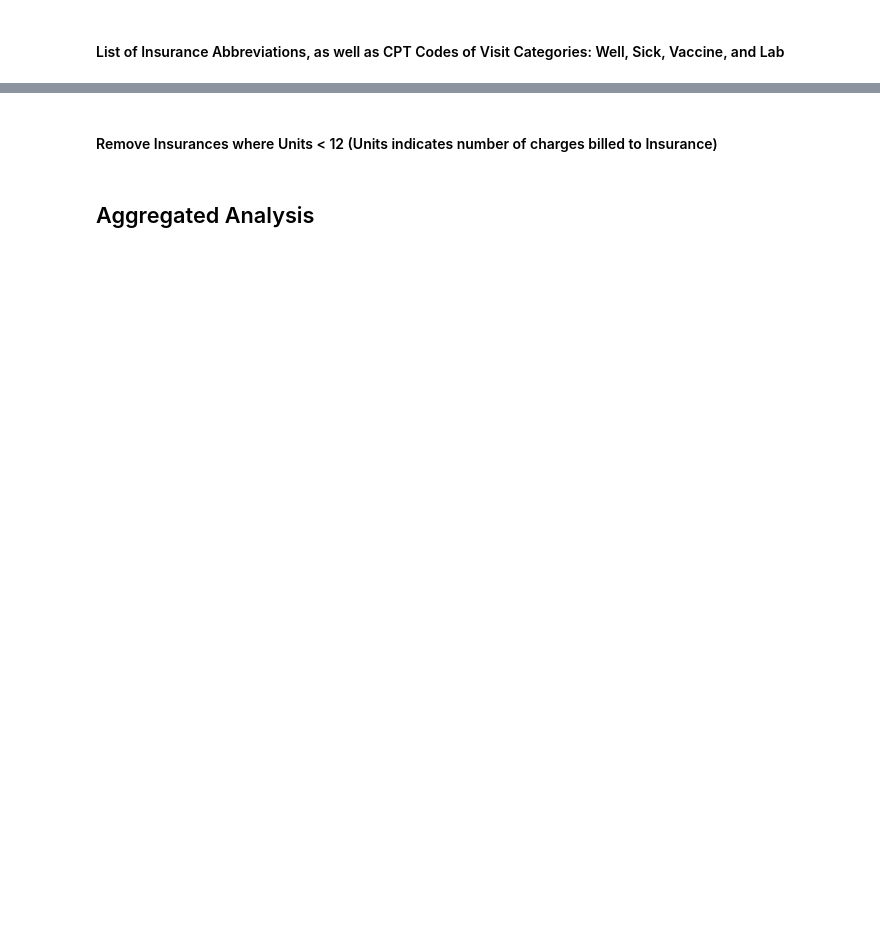
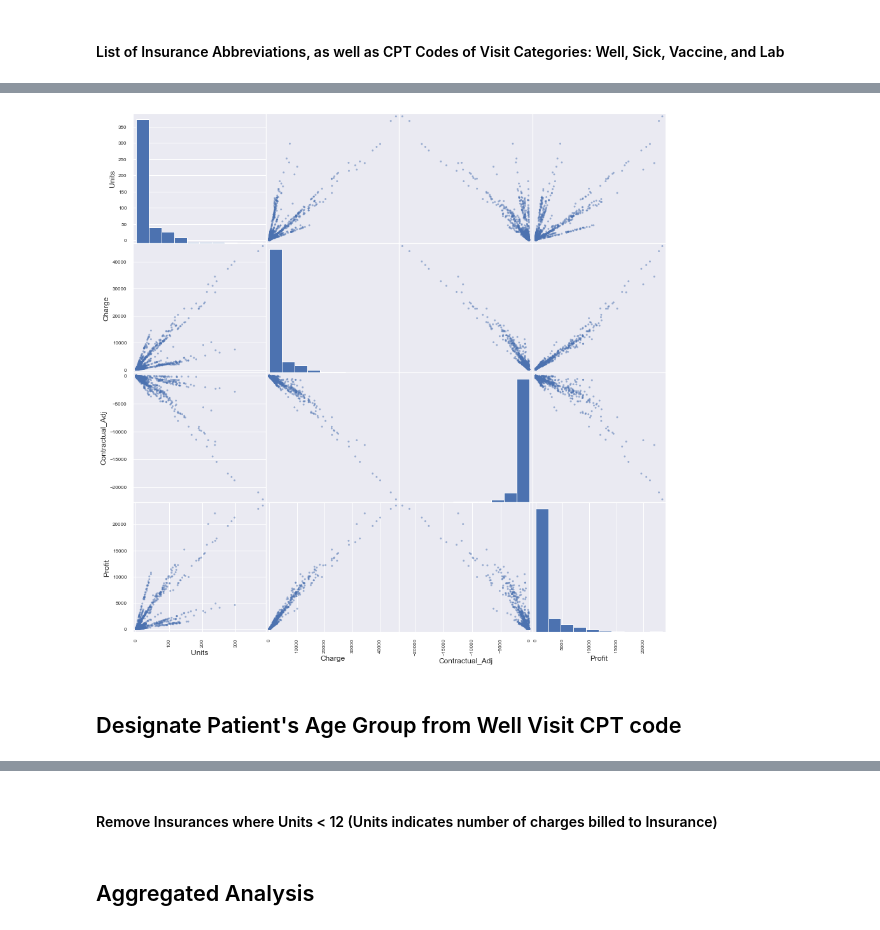
Before and after one commit to saajanrpatel/Sunshine, a Jupyter notebook: Overall_EDA.ipynb, the cells around one changed output, grey strips where cells are left out. Drawn from its saved outputs; the diff is of its cells as text; code cells hidden in the pictures; blank space fills up the shorter version.

```diff
--- a/Overall_EDA.ipynb
+++ b/Overall_EDA.ipynb
@@ -50,0 +108,9 @@ lab_CPTs = ['81002', '81002PP', '81025', '83655', '85025', '87804', '87804PP', '
+# %%
+df_raw['Date'] = pd.to_datetime(df_raw['Date'], format='%m/%d/%Y')
+# Convert date into num months relative to January 2020, with January 2020 being equal to 1
+df_raw['Date'] = ((df_raw['Date'] - pd.to_datetime('1/1/2020'))/np.timedelta64(1, 'M')).round().astype(int)
+# %%
+df_raw = df_raw.rename(columns={'Date': 'Month_since_Jan2020'})
+# %%
+df_raw['Month_in_year'] = df_raw['Month_since_Jan2020'] % 12 + 1
+df_raw
@@ -50,0 +131,2 @@ lab_CPTs = ['81002', '81002PP', '81025', '83655', '85025', '87804', '87804PP', '
+# %%
+df_monthly = df_raw.groupby(by = ['Month_since_Jan2020', 'Month_in_year', 'Procedure', 'Procedure_Type'])['Units', 'Charge', 'Contractual_Adj', 'Profit'].sum()
@@ -50,0 +150,5 @@ lab_CPTs = ['81002', '81002PP', '81025', '83655', '85025', '87804', '87804PP', '
+# %%
+pd.plotting.scatter_matrix(df_monthly, alpha=0.5, diagonal = 'hist', figsize=(15, 15))
+plt.show()
+# %% [output]
+[figure, added]
@@ -50,0 +159,2 @@ lab_CPTs = ['81002', '81002PP', '81025', '83655', '85025', '87804', '87804PP', '
+# %% [markdown]
+## Designate Patient's Age Group from Well Visit CPT code
```
Also changed, not shown: parts of 58 cells of this notebook, 4 other files.
